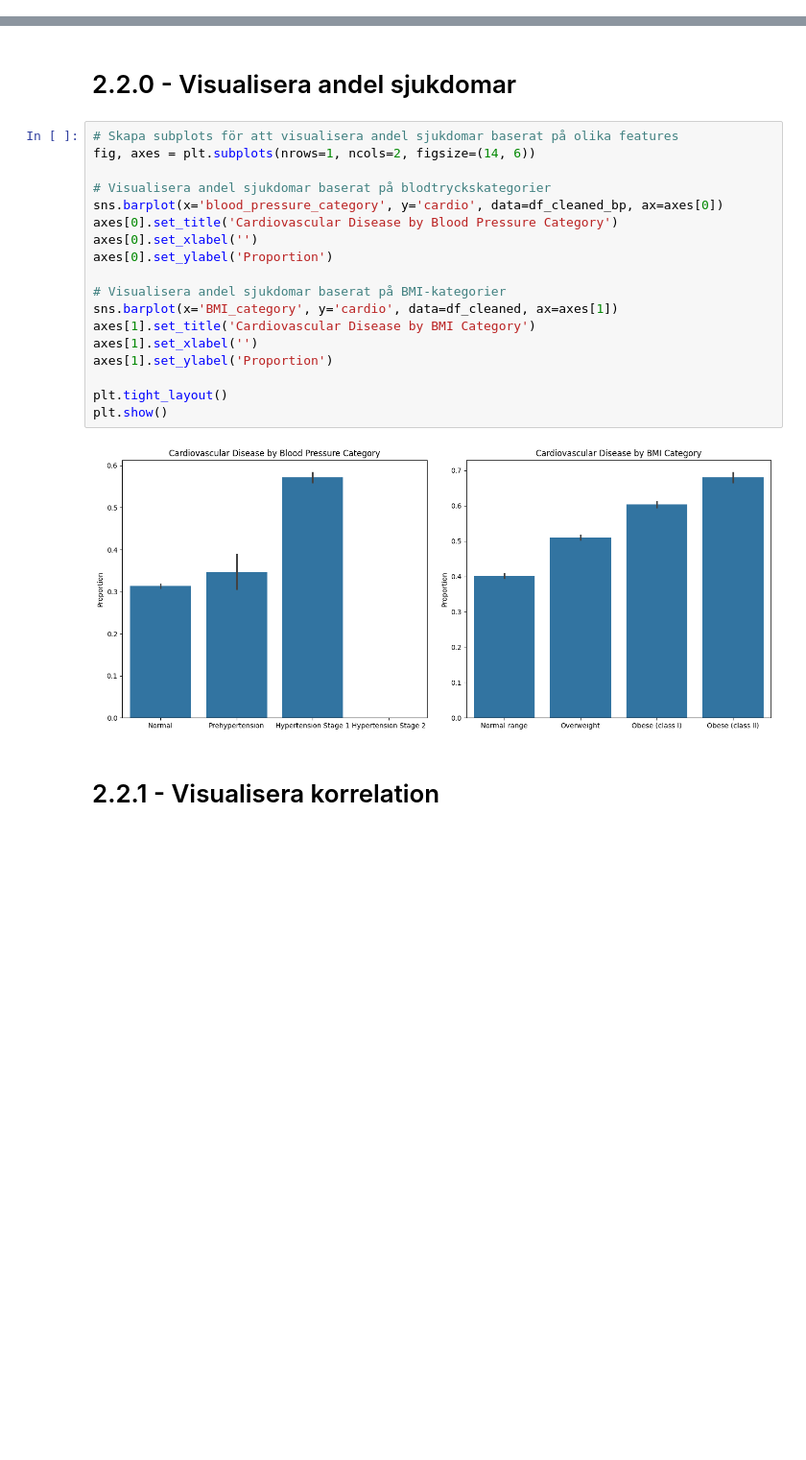
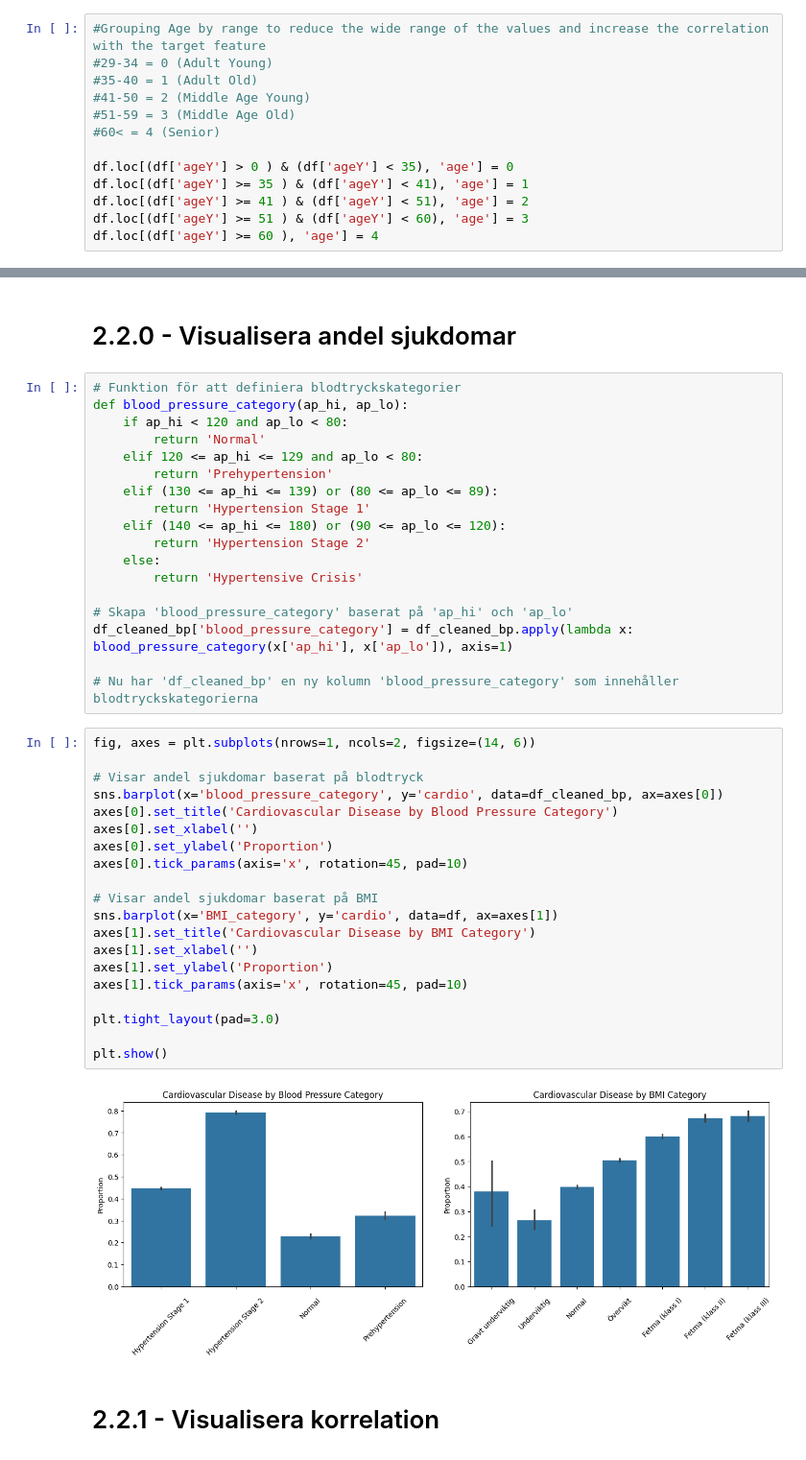
Before and after one commit to SandraAnder/AI-Sandra-Andersson-OPA23, a Jupyter notebook: labs/Lab1/Lab1.ipynb, the cells around one changed output, grey strips where cells are left out. Shown at 96% size. Cells and saved outputs as stored; diff of their text form; blank space fills up the shorter version.

```diff
--- a/labs/Lab1/Lab1.ipynb
+++ b/labs/Lab1/Lab1.ipynb
@@ -687,0 +701,13 @@ cardio       1.000000
+# %%
+#Grouping Age by range to reduce the wide range of the values and increase the correlation with the target feature
+#29-34 = 0 (Adult Young)
+#35-40 = 1 (Adult Old)
+#41-50 = 2 (Middle Age Young)
+#51-59 = 3 (Middle Age Old)
+#60< = 4 (Senior)
+
+df.loc[(df['ageY'] > 0 ) & (df['ageY'] < 35), 'age'] = 0
+df.loc[(df['ageY'] >= 35 ) & (df['ageY'] < 41), 'age'] = 1
+df.loc[(df['ageY'] >= 41 ) & (df['ageY'] < 51), 'age'] = 2
+df.loc[(df['ageY'] >= 51 ) & (df['ageY'] < 60), 'age'] = 3
+df.loc[(df['ageY'] >= 60 ), 'age'] = 4
@@ -869,25 +1045,45 @@ See the caveats in the documentation: https://pandas.pydata.org/pandas-docs/stab
 # %% [markdown]
 # 2.2.0 - Visualisera andel sjukdomar
+# %%
+# Funktion för att definiera blodtryckskategorier
+def blood_pressure_category(ap_hi, ap_lo):
+    if ap_hi < 120 and ap_lo < 80:
+        return 'Normal'
+    elif 120 <= ap_hi <= 129 and ap_lo < 80:
+        return 'Prehypertension'
+    elif (130 <= ap_hi <= 139) or (80 <= ap_lo <= 89):
+        return 'Hypertension Stage 1'
+    elif (140 <= ap_hi <= 180) or (90 <= ap_lo <= 120):
+        return 'Hypertension Stage 2'
+    else:
+        return 'Hypertensive Crisis'
+
+# Skapa 'blood_pressure_category' baserat på 'ap_hi' och 'ap_lo'
+df_cleaned_bp['blood_pressure_category'] = df_cleaned_bp.apply(lambda x: blood_pressure_category(x['ap_hi'], x['ap_lo']), axis=1)
+
+# Nu har 'df_cleaned_bp' en ny kolumn 'blood_pressure_category' som innehåller blodtryckskategorierna
 # %%
-# Skapa subplots för att visualisera andel sjukdomar baserat på olika features
 fig, axes = plt.subplots(nrows=1, ncols=2, figsize=(14, 6))
 
-# Visualisera andel sjukdomar baserat på blodtryckskategorier
+# Visar andel sjukdomar baserat på blodtryck
 sns.barplot(x='blood_pressure_category', y='cardio', data=df_cleaned_bp, ax=axes[0])
 axes[0].set_title('Cardiovascular Disease by Blood Pressure Category')
 axes[0].set_xlabel('')
 axes[0].set_ylabel('Proportion')
+axes[0].tick_params(axis='x', rotation=45, pad=10)
 
-# Visualisera andel sjukdomar baserat på BMI-kategorier
-sns.barplot(x='BMI_category', y='cardio', data=df_cleaned, ax=axes[1])
+# Visar andel sjukdomar baserat på BMI
+sns.barplot(x='BMI_category', y='cardio', data=df, ax=axes[1])
 axes[1].set_title('Cardiovascular Disease by BMI Category')
 axes[1].set_xlabel('')
 axes[1].set_ylabel('Proportion')
+axes[1].tick_params(axis='x', rotation=45, pad=10)
 
-plt.tight_layout()
+plt.tight_layout(pad=3.0)
+
 plt.show()
 # %% [output]
-[figure, old version]
+[figure, new version]
 # %% [markdown]
 # 2.2.1 - Visualisera korrelation
 # %%
```
Also changed, not shown: parts of 36 cells of this notebook, 1 other file.
